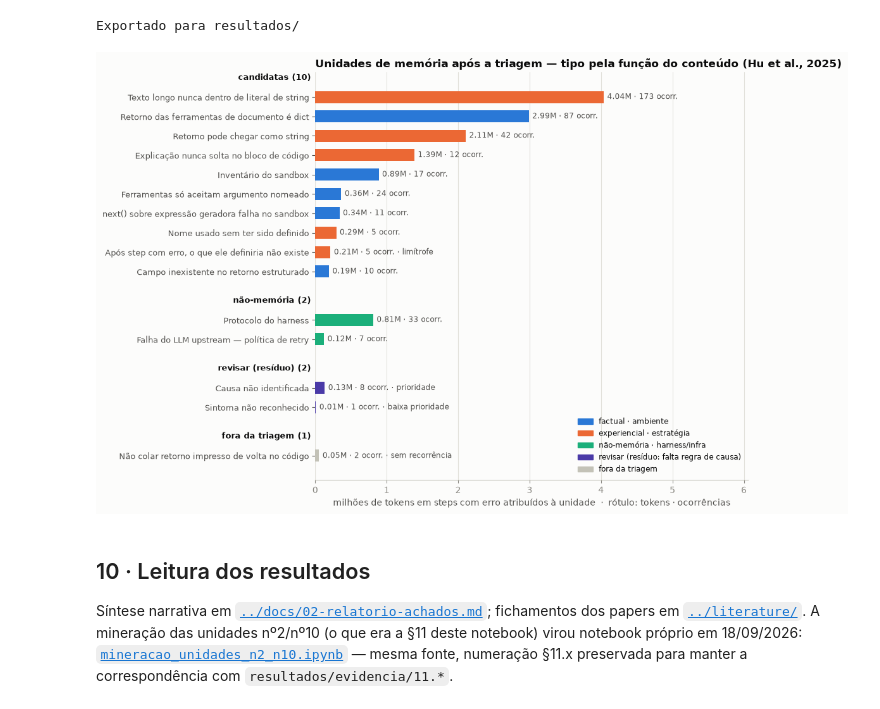
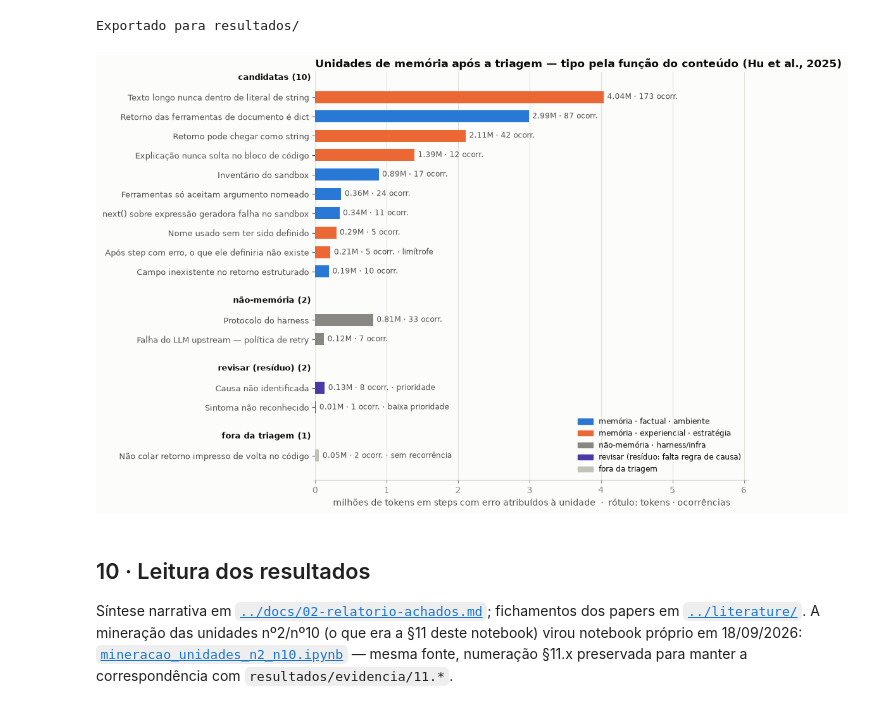
Before and after one commit to rc-ventura/memory_layer_ai_agents, a Jupyter notebook: analysis/2026-09-trace-law-flow/pipeline/analise_trace_esteira_juridica.ipynb, the cells around one changed output. Drawn from its saved outputs; the diff is of its cells as text; code cells hidden in the pictures.

```diff
--- a/analysis/2026-09-trace-law-flow/pipeline/analise_trace_esteira_juridica.ipynb
+++ b/analysis/2026-09-trace-law-flow/pipeline/analise_trace_esteira_juridica.ipynb
@@ -1423,11 +1428,11 @@ resíduo por padrão de erro — 7 padrões, 1 passam na recorrência:
 | 6 | X_sintoma_nao_reconhecido | sintoma_nao_reconhecido | InterpreterError: NoneType is not... | 1 | 1 | 1 | 1 | 1 | ... |
 Exportado para resultados/
 # %%
-# 9.3 · Gráfico — uma barra por unidade, agrupada pela decisão da triagem; cor = tipo (Hu et al. 2025, §4).
-# Slots 1–3 da paleta categórica em ordem fixa (validate_palette.js "#2a78d6,#eb6834,#1baf7a" → PASS; o
-# aviso de contraste do verde é coberto pelo rótulo direto em cada barra). "Fora" em cinza neutro, não é série.
+# 9.3 · Gráfico — uma barra por unidade, agrupada pela decisão da triagem; cor = a decisão (COR_DECISAO, paleta.py),
+# a mesma da genealogia. A memória se divide pelo tipo do conteúdo (Hu et al. 2025, §4): factual × estratégia.
 from matplotlib.patches import Patch
-TIPO_CORES = {FACT: BLUE, ESTR: ORANGE, NAO: "#1baf7a"}
+ROTULO_DECISAO = {"memória · factual": f"memória · {FACT}", "memória · estratégia": f"memória · {ESTR}",
+                  "não-memória": NAO, "revisar": "revisar (resíduo: falta regra de causa)", "fora": "fora da triagem"}
 GRUPO = {"candidato": "candidatas", "não-memória": "não-memória",
          REVISAR_PRIORIDADE: "revisar (resíduo)", REVISAR_BAIXA: "revisar (resíduo)",
          "fora: sem recorrência": "fora da triagem"}
@@ -1435,39 +1440,36 @@ xmax = T["tokens"].max() / 1e6
 
 fig, ax = plt.subplots(figsize=(10.5, 7.4))
 pos, yticks, ylabels = 0.0, [], []
 for grupo in ["candidatas", "não-memória", "revisar (resíduo)", "fora da triagem"]:
     sub = T[T["decisão"].map(GRUPO) == grupo].sort_values("tokens", ascending=False)
     ax.text(-0.01, pos, f"{grupo} ({len(sub)})", transform=ax.get_yaxis_transform(),
             ha="right", va="center", fontsize=9, fontweight="bold", color=INK)
     pos += 1
     for r in sub.to_dict("records"):
-        cor = {"fora da triagem": BASE, "revisar (resíduo)": REVISAR}.get(grupo) or TIPO_CORES[r["tipo"]]
-        ax.barh(pos, r["tokens"] / 1e6, color=cor, height=0.62)
+        ax.barh(pos, r["tokens"] / 1e6, color=COR_DECISAO[categoria_decisao(r["decisão"], r["tipo"])], height=0.62)
         if r["nome"] in limitrofes:
             nota = " · limítrofe"
         elif grupo in ("fora da triagem", "revisar (resíduo)"):
             nota = " · " + r["decisão"].replace("fora: ", "").replace("revisar — ", "")
         else:
             nota = ""
         ax.text(r["tokens"] / 1e6 + xmax * 0.012, pos, f"{r['tokens'] / 1e6:.2f}M · {r['ocorrências']} ocorr.{nota}",
                 va="center", color=INK2, fontsize=8.5)
         yticks.append(pos); ylabels.append(r["nome"])
         pos += 1
     pos += 0.5
 
 ax.set_yticks(yticks, ylabels, fontsize=9)
 ax.invert_yaxis()
 style_ax(ax)
 ax.set_xlim(0, xmax * 1.5)
 ax.set_title("Unidades de memória após a triagem — tipo pela função do conteúdo (Hu et al., 2025)")
 ax.set_xlabel("milhões de tokens em steps com erro atribuídos à unidade  ·  rótulo: tokens · ocorrências")
-ax.legend(handles=[Patch(color=BLUE, label=FACT), Patch(color=ORANGE, label=ESTR),
-                   Patch(color="#1baf7a", label=NAO), Patch(color=REVISAR, label="revisar (resíduo: falta regra de causa)"),
-                   Patch(color=BASE, label="fora da triagem")],
+ax.legend(handles=[Patch(color=COR_DECISAO[c], label=ROTULO_DECISAO[c]) for c in CATEGORIAS_DECISAO],
           loc="lower right", fontsize=8.5, frameon=False)
 plt.tight_layout(); plt.show()
 # %% [output]
-[figure, old version]
+[figure, new version]
 # %% [markdown]
 ## 10 · Leitura dos resultados
 
```
Also changed, not shown: parts of 2 cells of this notebook, 8 other files.
